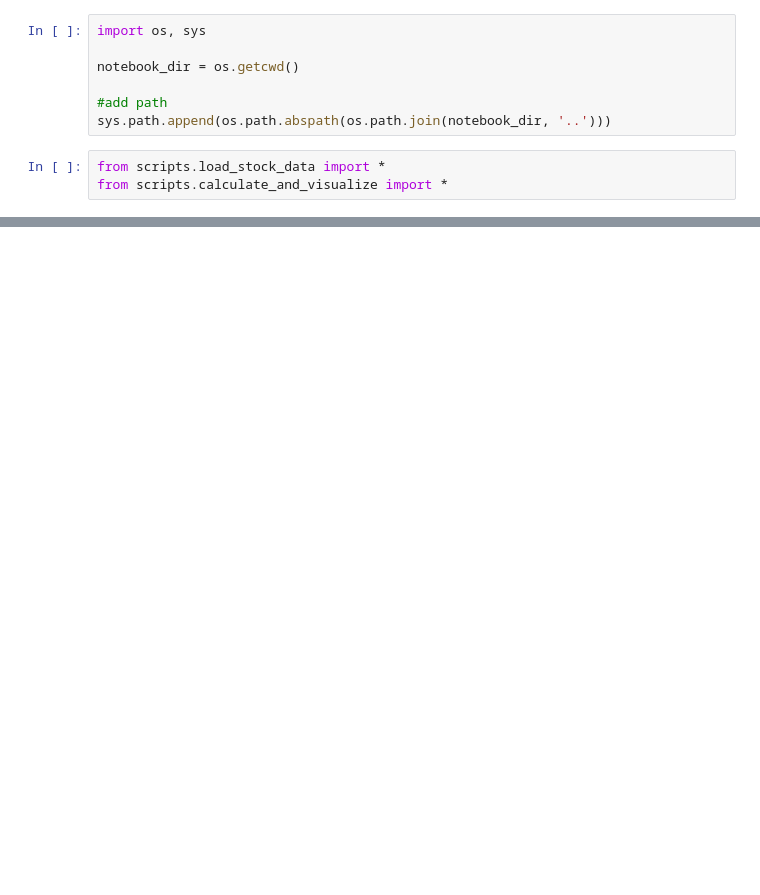
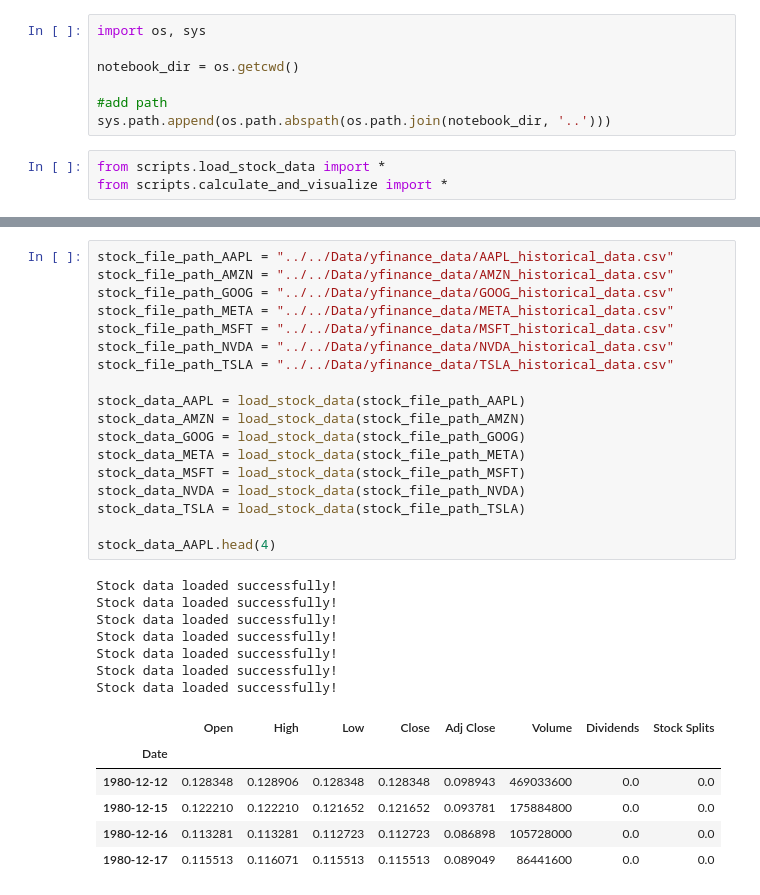
Before and after one commit to Natnahom/kaim-week-12, a Jupyter notebook: notebooks/quantitativeAnalysis.ipynb, the cells around one changed output, grey strips where cells are left out. Drawn from its saved outputs; the diff is of its cells as text; blank space fills up the shorter version.

```diff
--- a/notebooks/quantitativeAnalysis.ipynb
+++ b/notebooks/quantitativeAnalysis.ipynb
@@ -49,0 +11,32 @@ stock_data
+# %%
+stock_file_path_AAPL = "../../Data/yfinance_data/AAPL_historical_data.csv"
+stock_file_path_AMZN = "../../Data/yfinance_data/AMZN_historical_data.csv"
+stock_file_path_GOOG = "../../Data/yfinance_data/GOOG_historical_data.csv"
+stock_file_path_META = "../../Data/yfinance_data/META_historical_data.csv"
+stock_file_path_MSFT = "../../Data/yfinance_data/MSFT_historical_data.csv"
+stock_file_path_NVDA = "../../Data/yfinance_data/NVDA_historical_data.csv"
+stock_file_path_TSLA = "../../Data/yfinance_data/TSLA_historical_data.csv"
+
+stock_data_AAPL = load_stock_data(stock_file_path_AAPL)
+stock_data_AMZN = load_stock_data(stock_file_path_AMZN)
+stock_data_GOOG = load_stock_data(stock_file_path_GOOG)
+stock_data_META = load_stock_data(stock_file_path_META)
+stock_data_MSFT = load_stock_data(stock_file_path_MSFT)
+stock_data_NVDA = load_stock_data(stock_file_path_NVDA)
+stock_data_TSLA = load_stock_data(stock_file_path_TSLA)
+
+stock_data_AAPL.head(4)
+# %% [output]
+Stock data loaded successfully!
+Stock data loaded successfully!
+Stock data loaded successfully!
+Stock data loaded successfully!
+Stock data loaded successfully!
+Stock data loaded successfully!
+Stock data loaded successfully!
+|  | Open | High | Low | Close | Adj Close | Volume | Dividends | Stock Splits |
+| Date |  |  |  |  |  |  |  |  |
+| 1980-12-12 | 0.128348 | 0.128906 | 0.128348 | 0.128348 | 0.098943 | 469033600 | 0.0 | 0.0 |
+| 1980-12-15 | 0.122210 | 0.122210 | 0.121652 | 0.121652 | 0.093781 | 175884800 | 0.0 | 0.0 |
+| 1980-12-16 | 0.113281 | 0.113281 | 0.112723 | 0.112723 | 0.086898 | 105728000 | 0.0 | 0.0 |
+| 1980-12-17 | 0.115513 | 0.116071 | 0.115513 | 0.115513 | 0.089049 | 86441600 | 0.0 | 0.0 |
```
Also changed, not shown: parts of 16 cells of this notebook, 1 other file.
